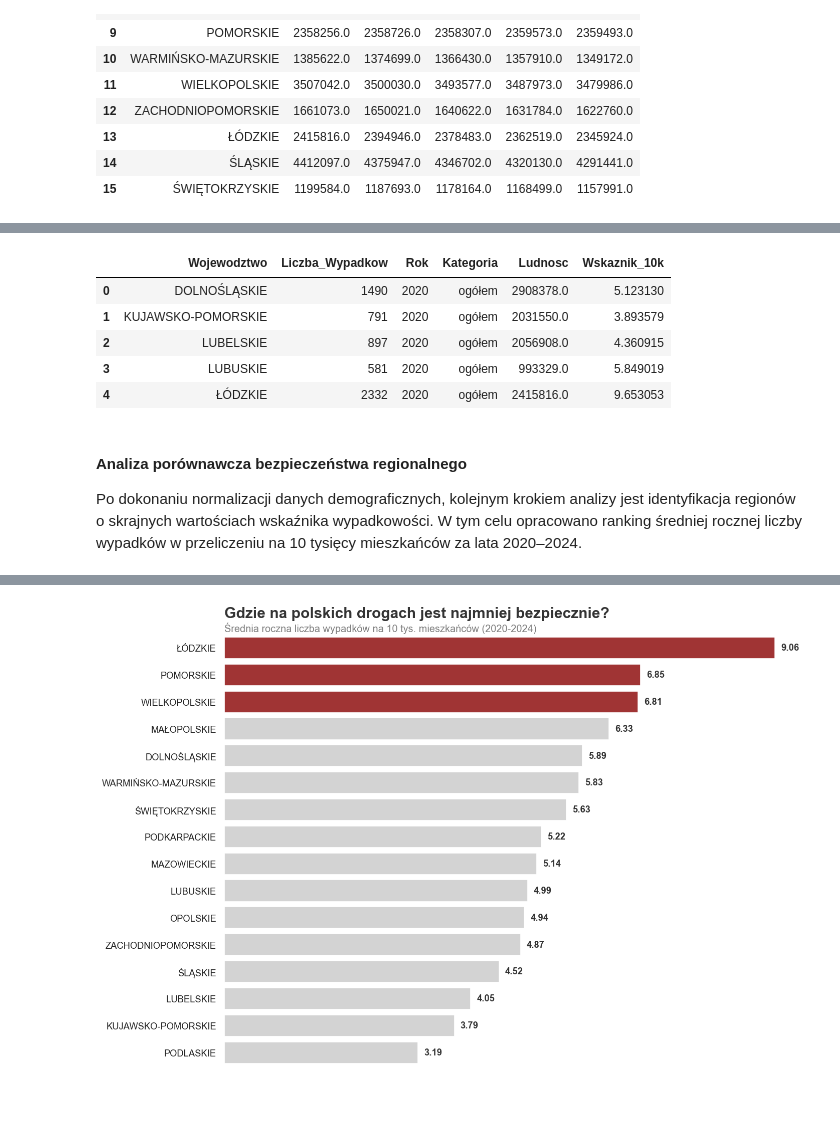
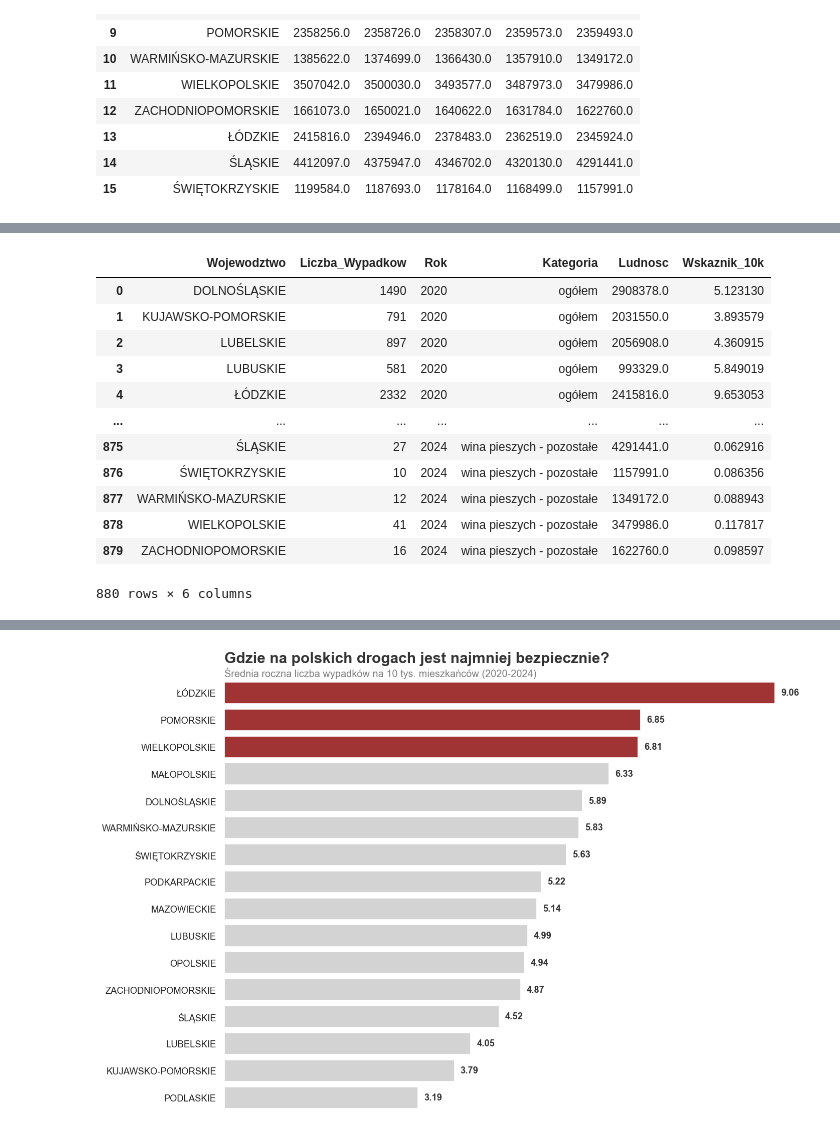
Before and after one commit to wiktoria-gliniecka/ggplotki, a Jupyter notebook: projekt_ggplotki.ipynb, the cells around one changed output, grey strips where cells are left out. Saved outputs shown, nothing was run; the diff lists cells and outputs as text; code cells hidden in the pictures; blank space fills up the shorter version.

```diff
--- a/projekt_ggplotki.ipynb
+++ b/projekt_ggplotki.ipynb
@@ -355,35 +311,38 @@ if 'Kod' in df_wypadki.columns:
 
 # Zmieniamy na format długi
 df_wypadki_long = df_wypadki.melt(id_vars=["Nazwa"],
                                   var_name="Zmienna_Rok",
                                   value_name="Liczba_Wypadkow")
 
 # Rozdzielamy nazwę kolumny na Rok i Kategorię
 df_wypadki_long['Rok'] = df_wypadki_long['Zmienna_Rok'].str.extract(r'(\d{4})').astype(int)
 df_wypadki_long['Kategoria'] = df_wypadki_long['Zmienna_Rok'].str.replace(r'_\d{4}$', '', regex=True)
 
 # Sprzątanie
 df_wypadki_long = df_wypadki_long.drop(columns=['Zmienna_Rok'])
 df_wypadki_long = df_wypadki_long.rename(columns={"Nazwa": "Wojewodztwo"})
 df_wypadki_long['Wojewodztwo'] = df_wypadki_long['Wojewodztwo'].str.upper()
 
 # ŁĄCZENIE (MERGE)
 # Łączymy dane o wypadkach z danymi o ludności
 df_full = pd.merge(df_wypadki_long, df_ludnosc_long, on=["Wojewodztwo", "Rok"], how="inner")
 
 # Obliczamy kluczowy wskaźnik
 df_full['Wskaznik_10k'] = (df_full['Liczba_Wypadkow'] / df_full['Ludnosc']) * 10000
 
 # --- WYNIK ---
-df_full.head()
+df_full
 # %% [output]
 |  | Wojewodztwo | Liczba_Wypadkow | Rok | Kategoria | Ludnosc | Wskaznik_10k |
 | 0 | DOLNOŚLĄSKIE | 1490 | 2020 | ogółem | 2908378.0 | 5.123130 |
 | 1 | KUJAWSKO-POMORSKIE | 791 | 2020 | ogółem | 2031550.0 | 3.893579 |
 | 2 | LUBELSKIE | 897 | 2020 | ogółem | 2056908.0 | 4.360915 |
 | 3 | LUBUSKIE | 581 | 2020 | ogółem | 993329.0 | 5.849019 |
 | 4 | ŁÓDZKIE | 2332 | 2020 | ogółem | 2415816.0 | 9.653053 |
+| ... | ... | ... | ... | ... | ... | ... |
+| 875 | ŚLĄSKIE | 27 | 2024 | wina pieszych - pozostałe | 4291441.0 | 0.062916 |
+| 876 | ŚWIĘTOKRZYSKIE | 10 | 2024 | wina pieszych - pozostałe | 1157991.0 | 0.086356 |
+| 877 | WARMIŃSKO-MAZURSKIE | 12 | 2024 | wina pieszych - pozostałe | 1349172.0 | 0.088943 |
+| 878 | WIELKOPOLSKIE | 41 | 2024 | wina pieszych - pozostałe | 3479986.0 | 0.117817 |
+| 879 | ZACHODNIOPOMORSKIE | 16 | 2024 | wina pieszych - pozostałe | 1622760.0 | 0.098597 |
+880 rows × 6 columns
-# %% [markdown]
-#### Analiza porównawcza bezpieczeństwa regionalnego
-
-Po dokonaniu normalizacji danych demograficznych, kolejnym krokiem analizy jest identyfikacja regionów o skrajnych wartościach wskaźnika wypadkowości. W tym celu opracowano ranking średniej rocznej liczby wypadków w przeliczeniu na 10 tysięcy mieszkańców za lata 2020–2024.
```
Also changed, not shown: parts of 101 cells of this notebook, 1 other file.
